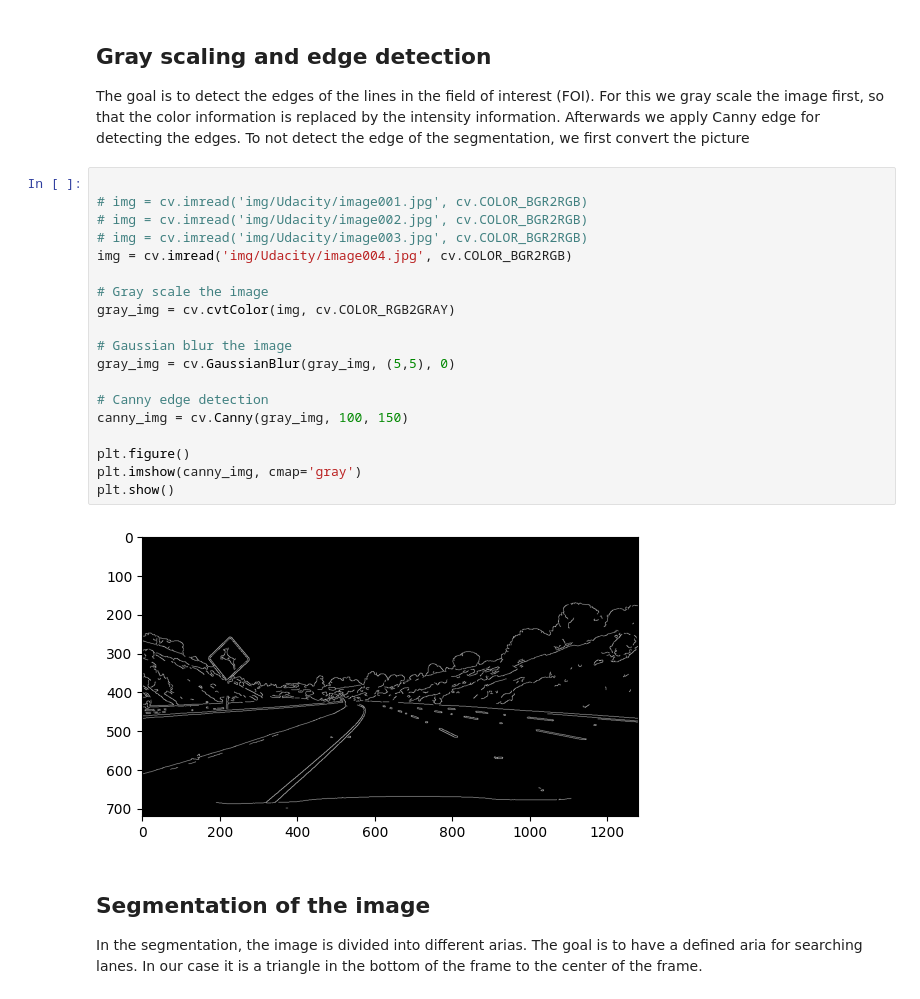
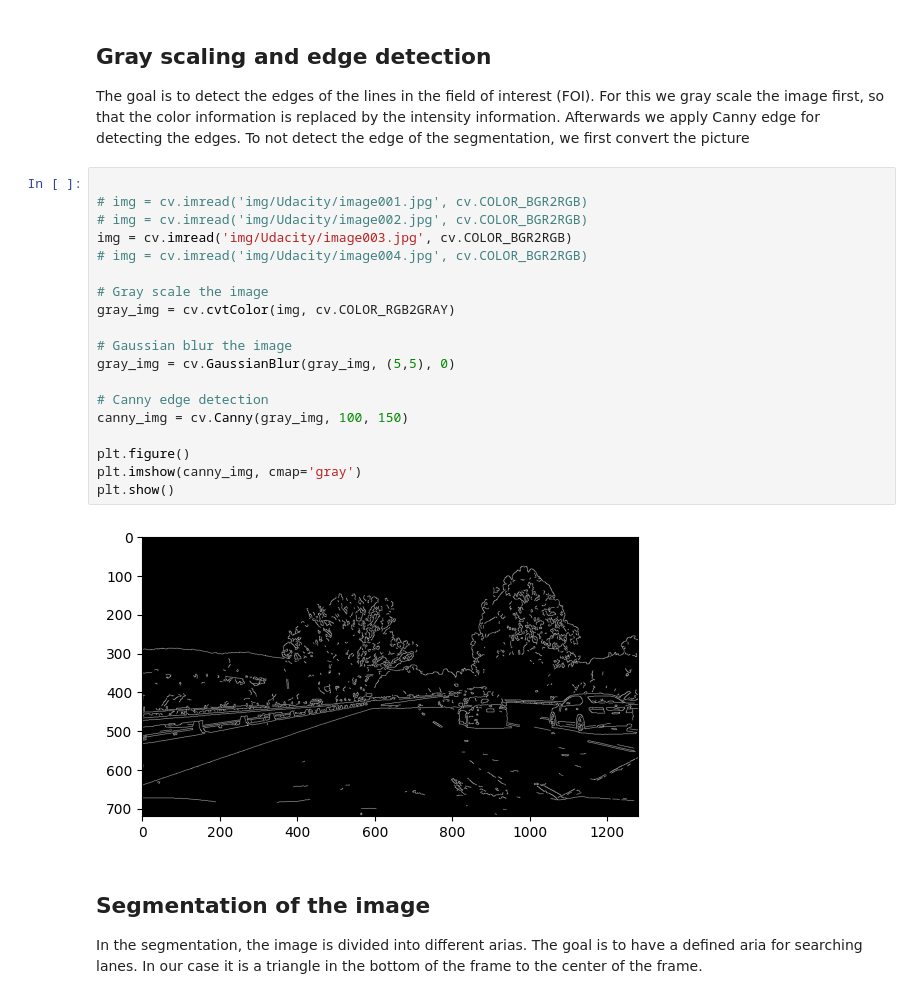
Before and after one commit to Super-T02/Spurerkennung, a Jupyter notebook: Projekt_Spurerkennung_v2.ipynb, the cells around one changed output. Cells and saved outputs as stored; diff of their text form.

```diff
--- a/Projekt_Spurerkennung_v2.ipynb
+++ b/Projekt_Spurerkennung_v2.ipynb
@@ -206,24 +206,24 @@ the segmentation, we first convert the picture
 # %%
 
 # img = cv.imread('img/Udacity/image001.jpg', cv.COLOR_BGR2RGB)
 # img = cv.imread('img/Udacity/image002.jpg', cv.COLOR_BGR2RGB)
-# img = cv.imread('img/Udacity/image003.jpg', cv.COLOR_BGR2RGB)
-img = cv.imread('img/Udacity/image004.jpg', cv.COLOR_BGR2RGB)
+img = cv.imread('img/Udacity/image003.jpg', cv.COLOR_BGR2RGB)
+# img = cv.imread('img/Udacity/image004.jpg', cv.COLOR_BGR2RGB)
 
 # Gray scale the image
 gray_img = cv.cvtColor(img, cv.COLOR_RGB2GRAY)
 
 # Gaussian blur the image
 gray_img = cv.GaussianBlur(gray_img, (5,5), 0)
 
 # Canny edge detection
 canny_img = cv.Canny(gray_img, 100, 150)
 
 plt.figure()
 plt.imshow(canny_img, cmap='gray')
 plt.show()
 # %% [output]
-[figure, old version]
+[figure, new version]
 # %% [markdown]
 ## Segmentation of the image
 In the segmentation, the image is divided into different arias. The
```
Also changed, not shown: 1 other file.
